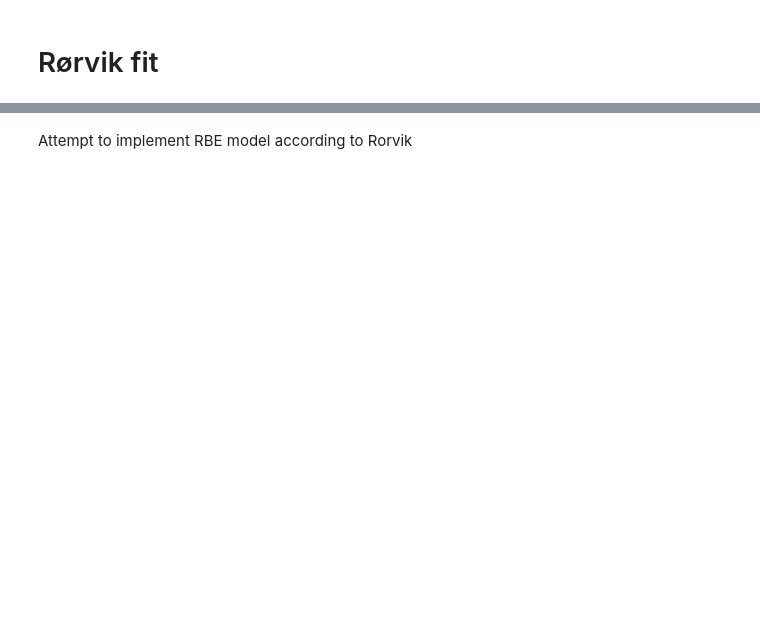
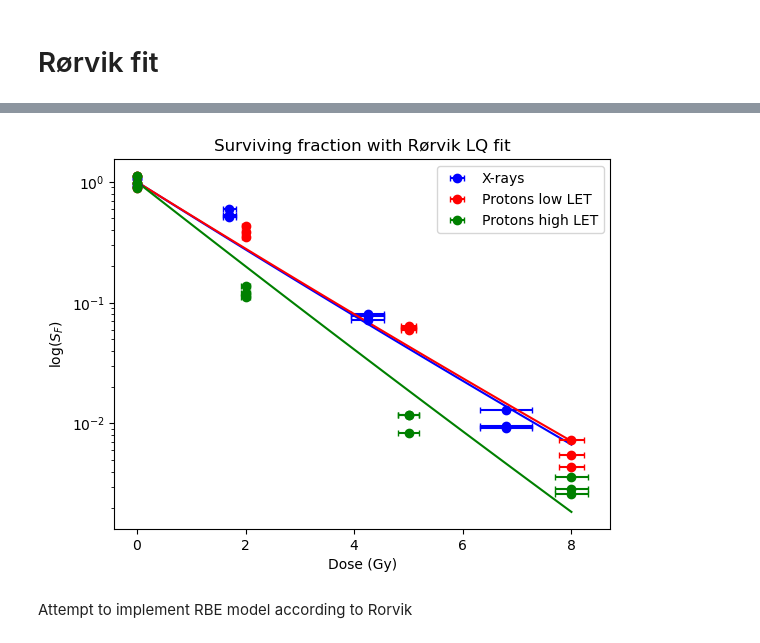
Before and after one commit to BrittHaanen15/Thesis_project, a Jupyter notebook: Python codes/Cell survival analysis aggregated data.ipynb, the cells around one changed output, grey strips where cells are left out. Saved outputs shown, nothing was run; the diff lists cells and outputs as text; code cells hidden in the pictures; blank space fills up the shorter version.

```diff
--- a/Python codes/Cell survival analysis aggregated data.ipynb
+++ b/Python codes/Cell survival analysis aggregated data.ipynb
@@ -158,16 +158,12 @@ for i in range(len(results_folders)):
 
             #Check the radiation type and write to correct dataframe
             if df.tail(1)['Rad'].item() == 'X':
-                print(df)
                 data = Parse_data(df, i+1, multiplicity_x)
                 #Correct X-ray dose
                 data['Dose'] = 0.85*data['Dose']
-                #take out experiment 3
-                if i != 2:
-                    X = pd.concat([X, data])
+                X = pd.concat([X, data])
             if df.tail(1)['Rad'].item() == 'Proton L':
                 data = Parse_data(df, i+1, multiplicity_p)
-                #Correct Proton low dose
                 data['Dose'] = data['Dose']
                 PL = pd.concat([PL, data])
             if df.tail(1)['Rad'].item() == 'Proton H':
@@ -360,7 +371,7 @@ def Rorvik_fit(sample):
     dose = np.array(sample['Dose'], dtype='float')
     let = np.array(sample['LET'], dtype = 'float')
     X= np.column_stack((dose, dose*let, np.square(dose)))
-    y = (np.array(sample['Survival'], dtype = 'float'))
+    y = np.log(np.array(sample['Survival'], dtype = 'float'))
 
     model = sm.OLS(y, X)
     results = model.fit()
@@ -374,14 +385,14 @@ PL_rorvik = PL.copy()
 PH_rorvik = PH.copy()
 
 #Remove any zero survivals
-X_rorvik = X_rorvik[X_rorvik['SF']!=0]
-PL_rorvik = PL_rorvik[PL_rorvik['SF']!=0]
-PH_rorvik = PH_rorvik[PH_rorvik['SF']!=0]
+X_rorvik = X_rorvik[X_rorvik['Survival']!=0]
+PL_rorvik = PL_rorvik[PL_rorvik['Survival']!=0]
+PH_rorvik = PH_rorvik[PH_rorvik['Survival']!=0]
 
 #Take logs
-X_rorvik['Survival'] = np.log(X_rorvik['Survival'])
-PL_rorvik['Survival'] = np.log(PL_rorvik['Survival'])
-PH_rorvik['Survival'] = np.log(PH_rorvik['Survival'])
+# X_rorvik['Survival'] = np.log(X_rorvik['Survival'])
+# PL_rorvik['Survival'] = np.log(PL_rorvik['Survival'])
+# PH_rorvik['Survival'] = np.log(PH_rorvik['Survival'])
 
 #Aggregate data back into one dataframe
 total_data = pd.concat([X_rorvik, PL_rorvik, PH_rorvik])
@@ -391,28 +420,31 @@ params = Rorvik_fit(total_data)
 # %%
 #Plot data
 d = np.linspace(0,8,100)
 let = X_rorvik.iloc[0]['LET']
-y = (params[0]*d + params[1]*let*d + params[2]*d*d)
+y = np.exp(params[0]*d + params[1]*let*d + params[2]*d*d)
 plt.errorbar(X_rorvik['Dose'], X_rorvik['Survival'], xerr=0.071*X_rorvik['Dose'], label='X-rays', color='blue', fmt='o', capsize=2)
 plt.plot(d, y, color='blue')
 
 d = np.linspace(0,8,100)
 let = PL_rorvik.iloc[0]['LET']
-y = (params[0]*d + params[1]*let*d + params[2]*d*d)
+y = np.exp(params[0]*d + params[1]*let*d + params[2]*d*d)
 plt.errorbar(PL_rorvik['Dose'], PL_rorvik['Survival'], xerr=0.029*PL_rorvik['Dose'], label='Protons low LET', fmt='o', color='red', capsize=2)
 plt.plot(d, y, color='red')
 
 d = np.linspace(0,8,100)
 let = PH_rorvik.iloc[0]['LET']
-y = (params[0]*d + params[1]*let*d + params[2]*d*d)
+y = np.exp(params[0]*d + params[1]*let*d + params[2]*d*d)
 plt.errorbar(PH_rorvik['Dose'], PH_rorvik['Survival'], xerr=0.038*PH_rorvik['Dose'], label='Protons high LET', fmt='o', color='green', capsize=2)
 plt.plot(d, y, color='green')
 
 #Customise
 plt.xlabel('Dose (Gy)')
 plt.ylabel('log($S_F$)')
 plt.title('Surviving fraction with Rørvik LQ fit')
 plt.legend()
+plt.yscale('log')
+# %% [output]
+[figure, added]
 # %% [markdown]
 Attempt to implement RBE model according to Rorvik
 # %%
```
Also changed, not shown: parts of 12 cells of this notebook.
